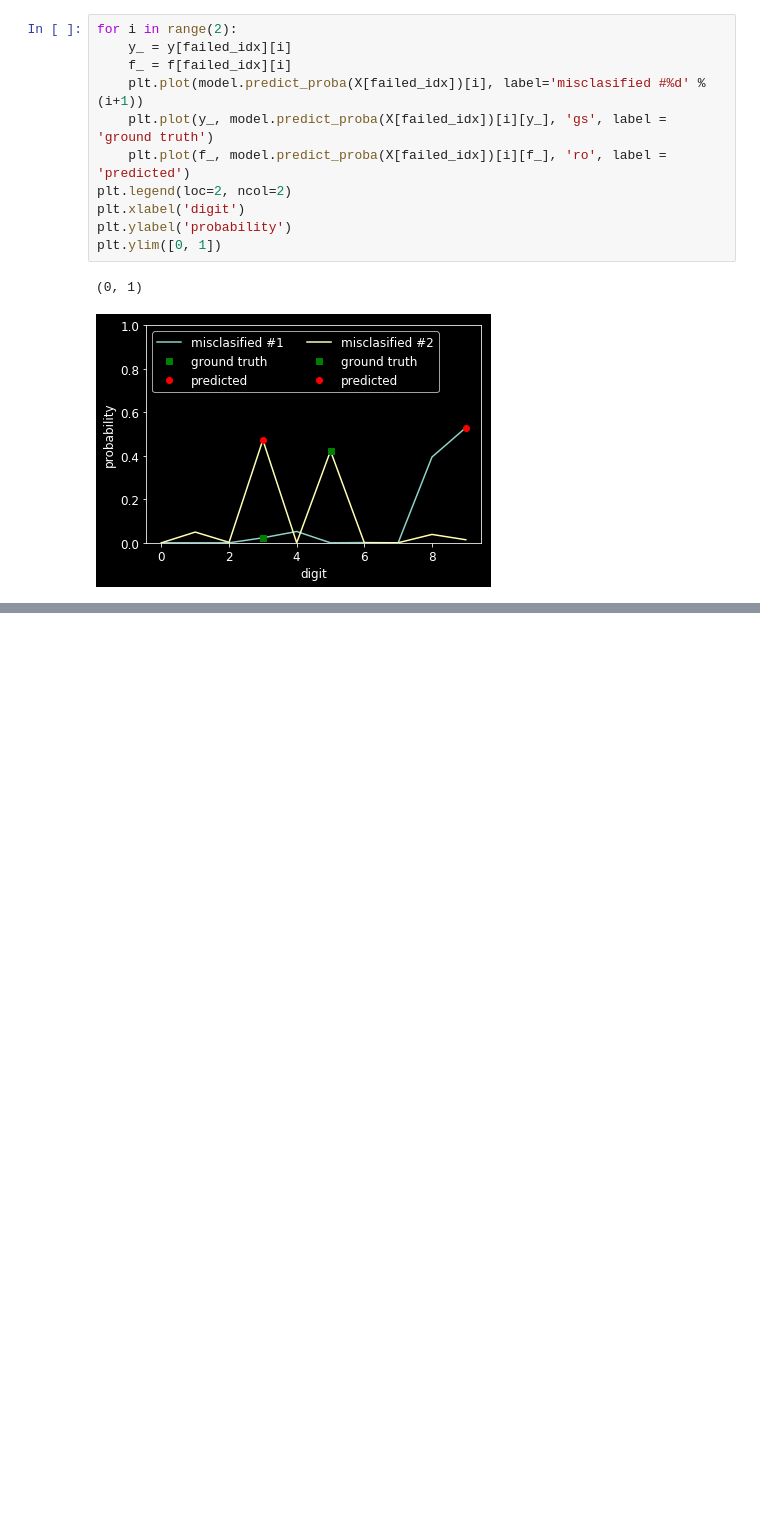
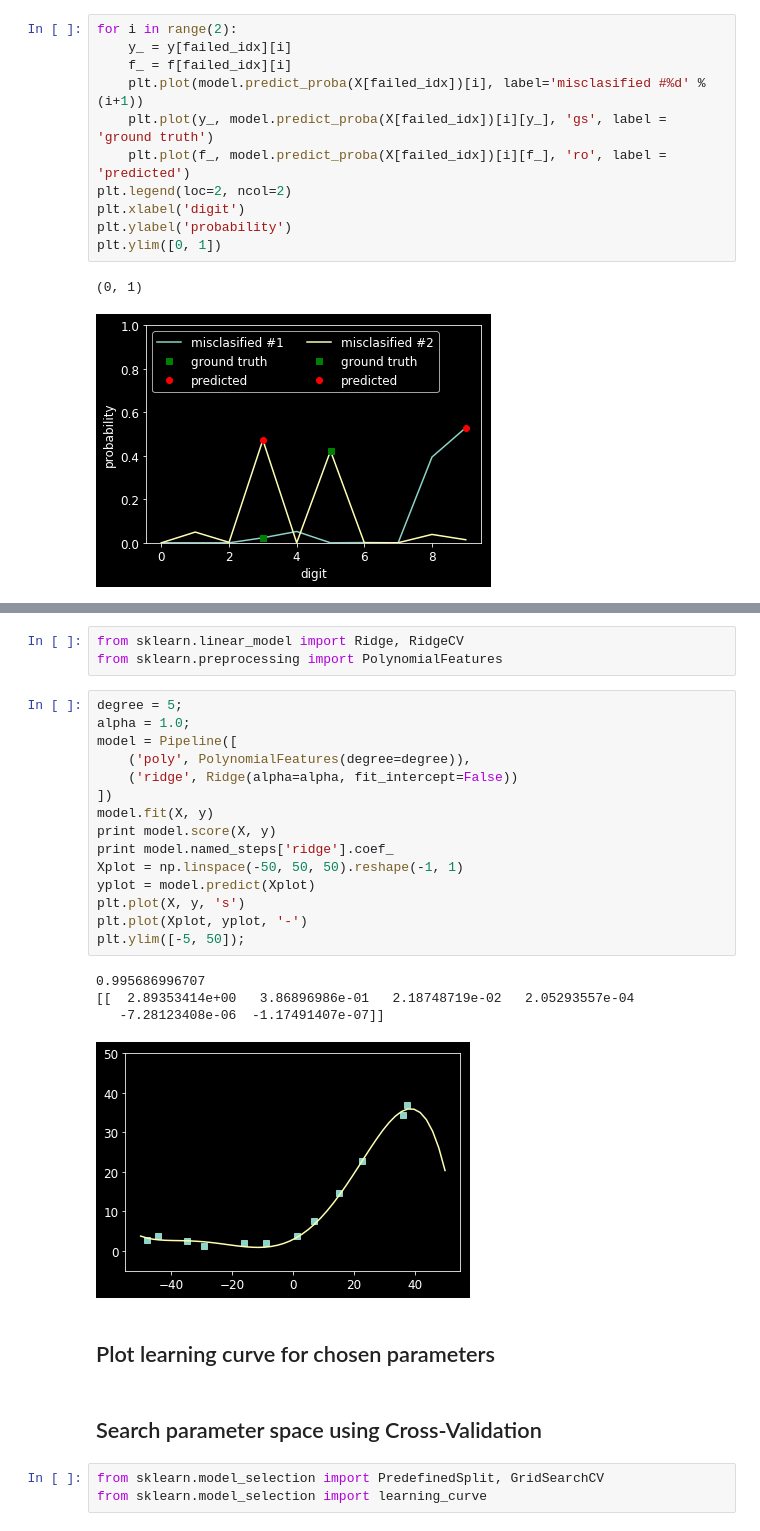
Before and after one commit to ig248/coursera-ml, a Jupyter notebook: ML in python.ipynb, the cells around one changed output, grey strips where cells are left out. Cells and saved outputs as stored; diff of their text form; blank space fills up the shorter version.

Commit message:
CV and param search

```diff
--- a/ML in python.ipynb
+++ b/ML in python.ipynb
@@ -462,0 +512,30 @@ plt.ylim([0, 1])
+# %%
+from sklearn.linear_model import Ridge, RidgeCV
+from sklearn.preprocessing import PolynomialFeatures
+# %%
+degree = 5;
+alpha = 1.0;
+model = Pipeline([
+    ('poly', PolynomialFeatures(degree=degree)),
+    ('ridge', Ridge(alpha=alpha, fit_intercept=False))
+])
+model.fit(X, y)
+print model.score(X, y)
+print model.named_steps['ridge'].coef_
+Xplot = np.linspace(-50, 50, 50).reshape(-1, 1)
+yplot = model.predict(Xplot)
+plt.plot(X, y, 's')
+plt.plot(Xplot, yplot, '-')
+plt.ylim([-5, 50]);
+# %% [output]
+0.995686996707
+[[  2.89353414e+00   3.86896986e-01   2.18748719e-02   2.05293557e-04
+   -7.28123408e-06  -1.17491407e-07]]
+[figure, added]
+# %% [markdown]
+## Plot learning curve for chosen parameters
+# %% [markdown]
+## Search parameter space using Cross-Validation
+# %%
+from sklearn.model_selection import PredefinedSplit, GridSearchCV
+from sklearn.model_selection import learning_curve
```
Also changed, not shown: parts of 12 cells of this notebook, 1 other file.
